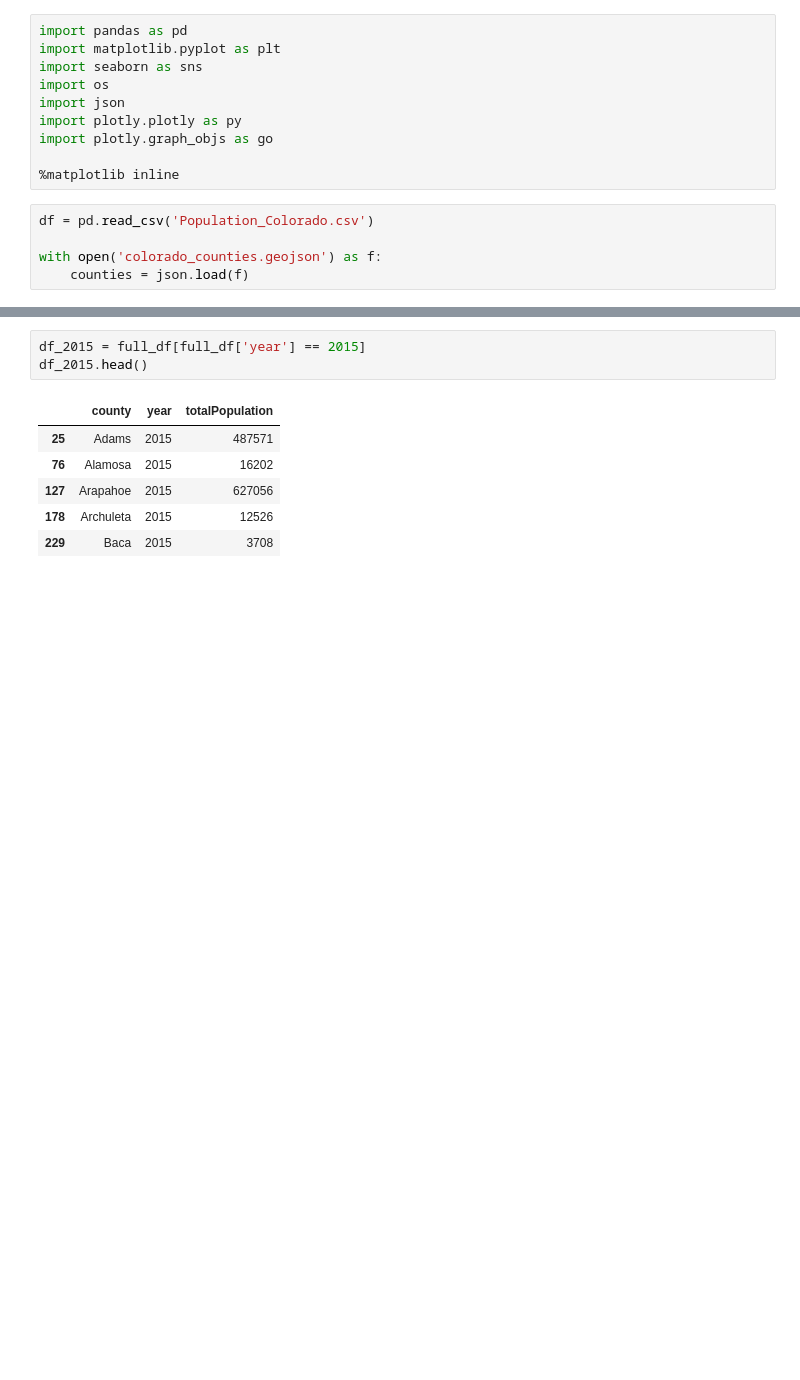
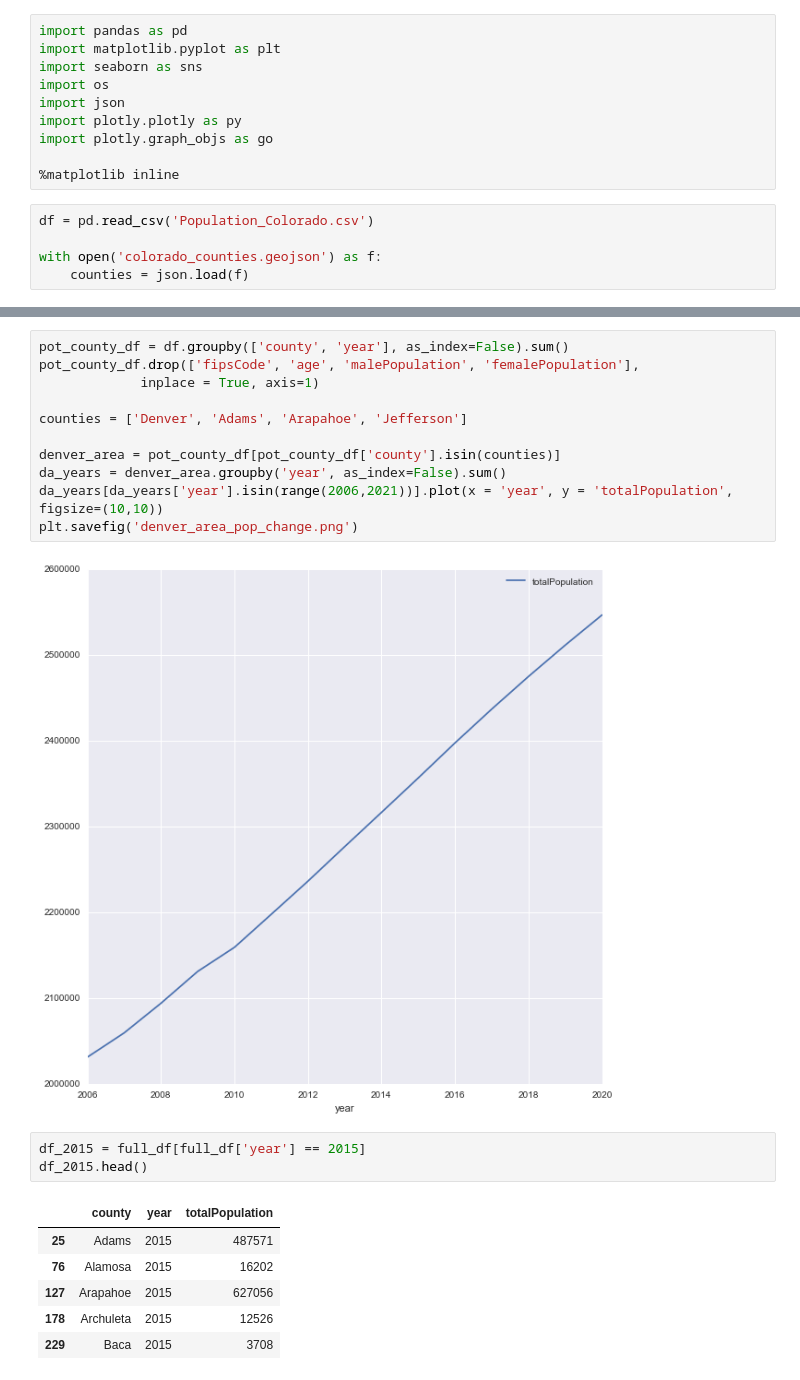
Before and after one commit to andrewfulton9/Colorado_Population_Analysis, a Jupyter notebook: population_analysis.ipynb, the cells around one changed output, grey strips where cells are left out. Cells and saved outputs as stored; diff of their text form; blank space fills up the shorter version.

Commit message:
added denver area image

```diff
--- a/population_analysis.ipynb
+++ b/population_analysis.ipynb
@@ -26,4 +25,17 @@ savefig('pop_2006')
 [figure]
+# %%
+pot_county_df = df.groupby(['county', 'year'], as_index=False).sum()
+pot_county_df.drop(['fipsCode', 'age', 'malePopulation', 'femalePopulation'],
+             inplace = True, axis=1)
+
+counties = ['Denver', 'Adams', 'Arapahoe', 'Jefferson']
+
+denver_area = pot_county_df[pot_county_df['county'].isin(counties)]
+da_years = denver_area.groupby('year', as_index=False).sum()
+da_years[da_years['year'].isin(range(2006,2021))].plot(x = 'year', y = 'totalPopulation', figsize=(10,10))
+plt.savefig('denver_area_pop_change.png')
+# %% [output]
+[figure, added]
 # %%
 df_2015 = full_df[full_df['year'] == 2015]
 df_2015.head()
```
Also changed, not shown: parts of 1 cell of this notebook, 1 other file.
